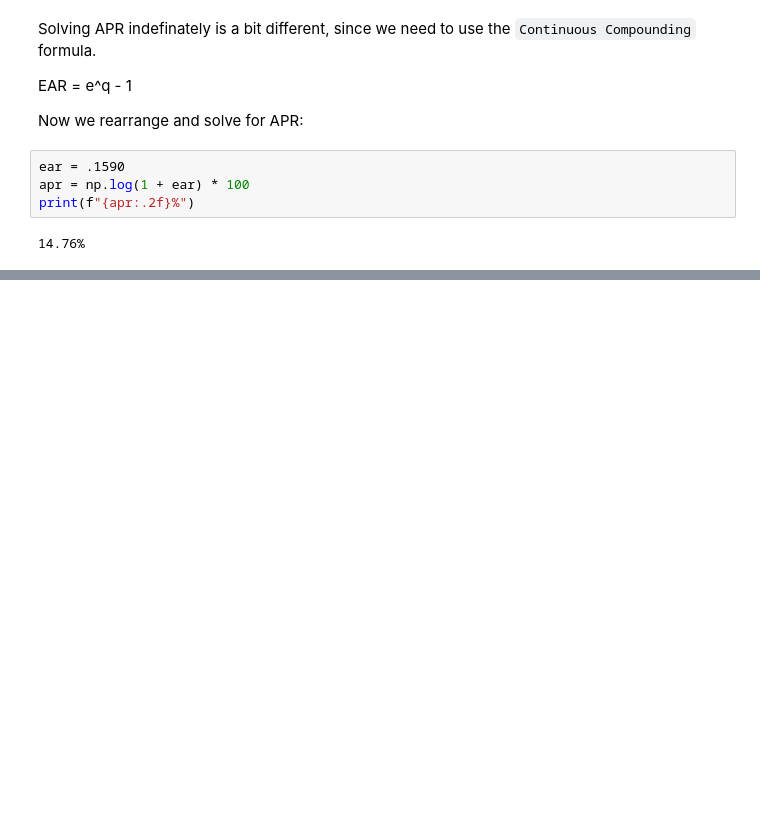
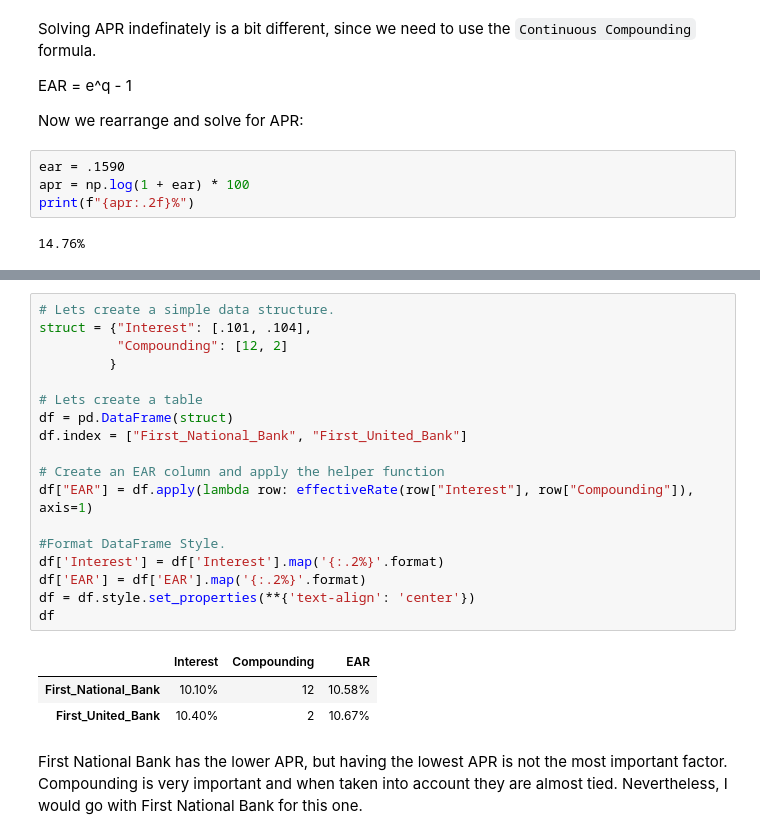
Before and after one commit to ekmartinez/Financial_Management, a Jupyter notebook: 2-Valuation_And_Capital_Budgeting/4-Discounted_Cash_Flows/Chapter_4_Problems.ipynb, the cells around one changed output, grey strips where cells are left out. Cells and saved outputs as stored; diff of their text form; blank space fills up the shorter version.

```diff
--- a/2-Valuation_And_Capital_Budgeting/4-Discounted_Cash_Flows/Chapter_4_Problems.ipynb
+++ b/2-Valuation_And_Capital_Budgeting/4-Discounted_Cash_Flows/Chapter_4_Problems.ipynb
@@ -517,0 +522,24 @@ print(f"{apr:.2f}%")
+# %%
+# Lets create a simple data structure.
+struct = {"Interest": [.101, .104],
+          "Compounding": [12, 2]
+         }
+
+# Lets create a table
+df = pd.DataFrame(struct)
+df.index = ["First_National_Bank", "First_United_Bank"]
+
+# Create an EAR column and apply the helper function
+df["EAR"] = df.apply(lambda row: effectiveRate(row["Interest"], row["Compounding"]), axis=1)
+
+#Format DataFrame Style.
+df['Interest'] = df['Interest'].map('{:.2%}'.format)
+df['EAR'] = df['EAR'].map('{:.2%}'.format)
+df = df.style.set_properties(**{'text-align': 'center'})
+df
+# %% [output]
+|  | Interest | Compounding | EAR |
+| First_National_Bank | 10.10% | 12 | 10.58% |
+| First_United_Bank | 10.40% | 2 | 10.67% |
+# %% [markdown]
+First National Bank has the lower APR, but having the lowest APR is not the most important factor. Compounding is very important and when taken into account they are almost tied.  Nevertheless, I would go with First National Bank for this one.
```
Also changed, not shown: parts of 2 cells of this notebook.
